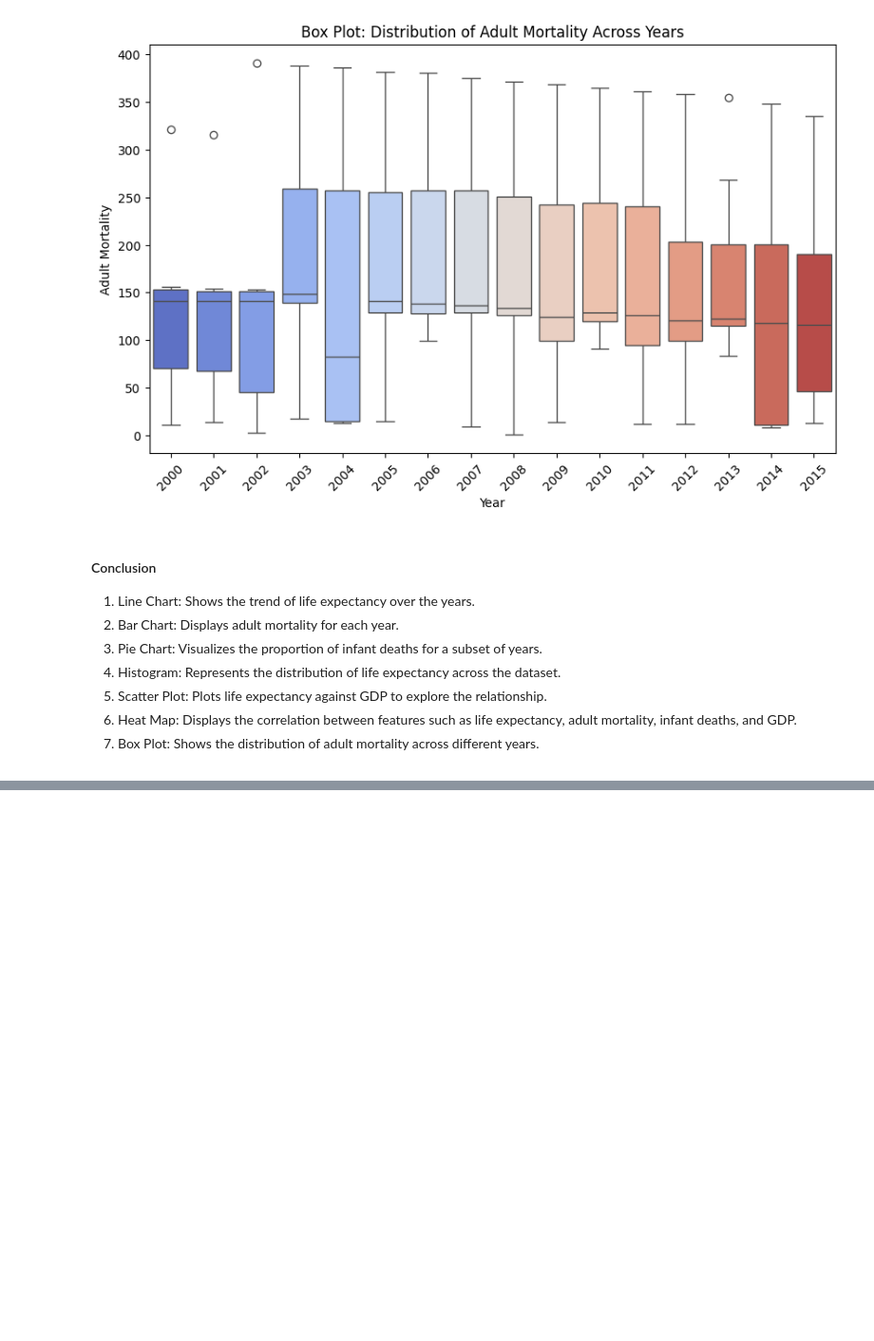
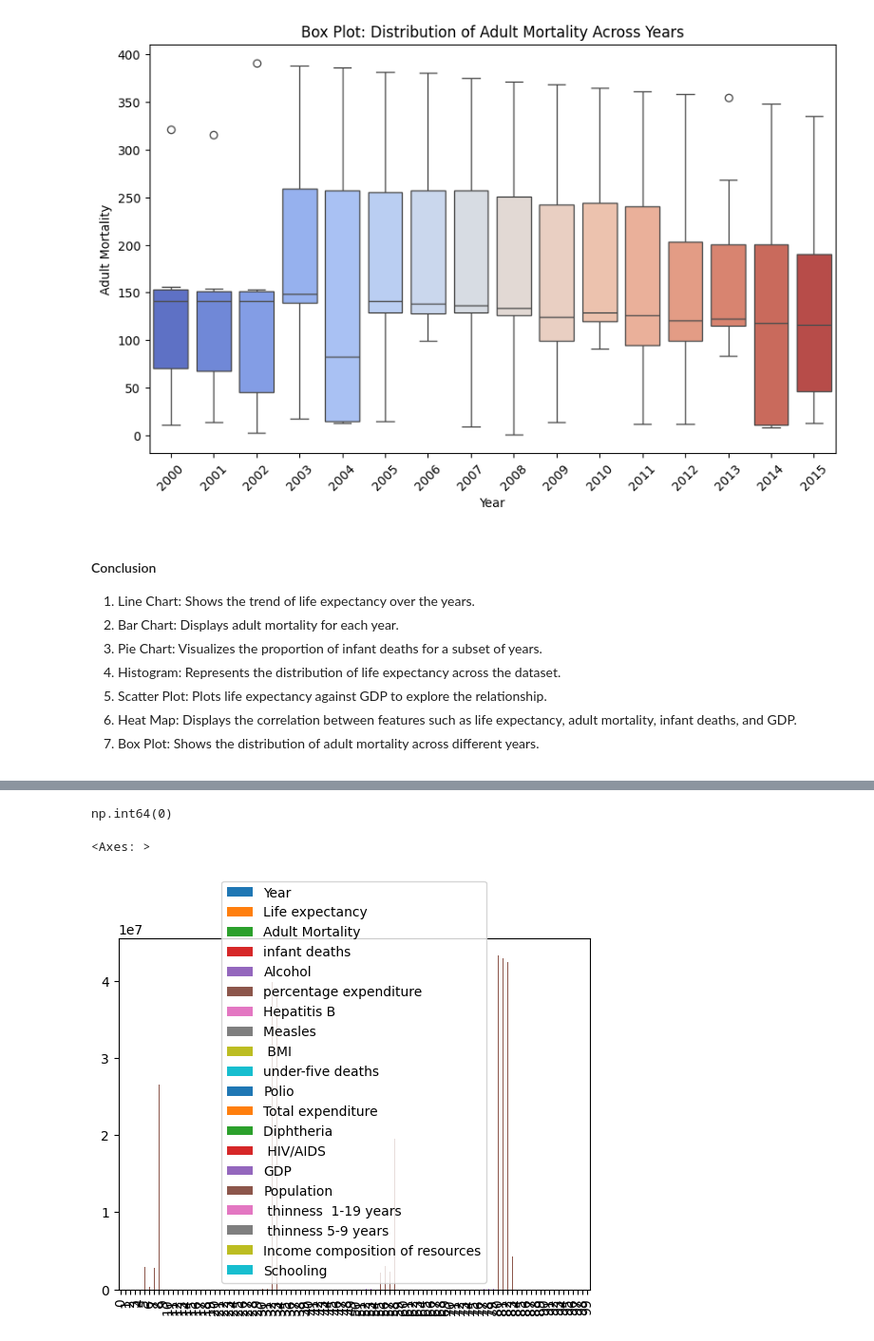
Before and after one commit to cruvss/Data-Preprocessing-For-Machine-Learning, a Jupyter notebook: 2. Data_Visualization_and_exploration/visualize.ipynb, the cells around one changed output, grey strips where cells are left out. Shown: that part at 95% size. Saved outputs shown, nothing was run; the diff lists cells and outputs as text; code cells hidden in the pictures; blank space fills up the shorter version.

```diff
--- a/2. Data_Visualization_and_exploration/visualize.ipynb
+++ b/2. Data_Visualization_and_exploration/visualize.ipynb
@@ -252,0 +262,3 @@ Passing `palette` without assigning `hue` is deprecated and will be removed in v
+# %%
+import pandas as pd
+df = pd.read_csv("../0.Global_Dataset/Life Expectancy Data.csv",nrows=100) # Read the dataset [ first 100 rows]
@@ -252,0 +389,4 @@ Passing `palette` without assigning `hue` is deprecated and will be removed in v
+# %%
+df.duplicated( ).sum() # For checking the duplicated rows in the dataset
+# %% [output]
+np.int64(0)
@@ -252,0 +399,5 @@ Passing `palette` without assigning `hue` is deprecated and will be removed in v
+# %%
+df.plot(kind='bar')
+# %% [output]
+<Axes: >
+[figure, added]
```
Also changed, not shown: parts of 15 cells of this notebook.
